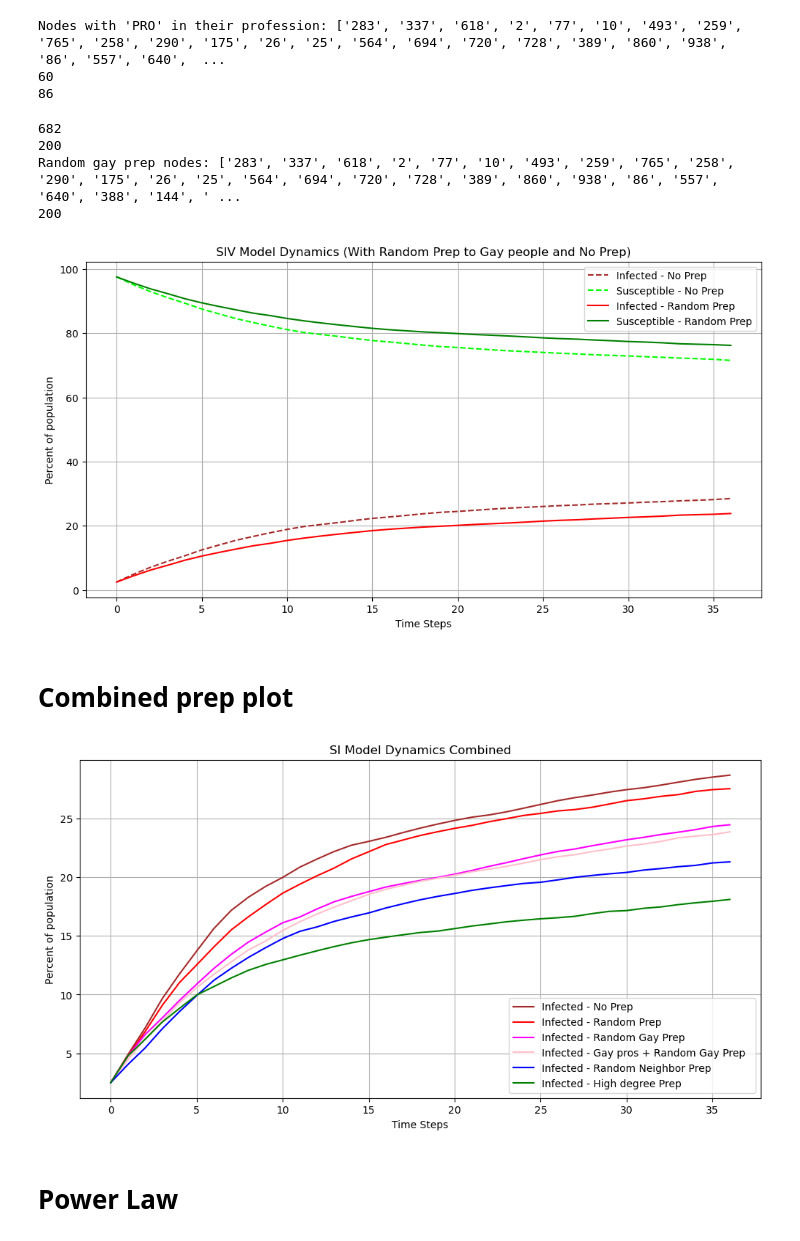
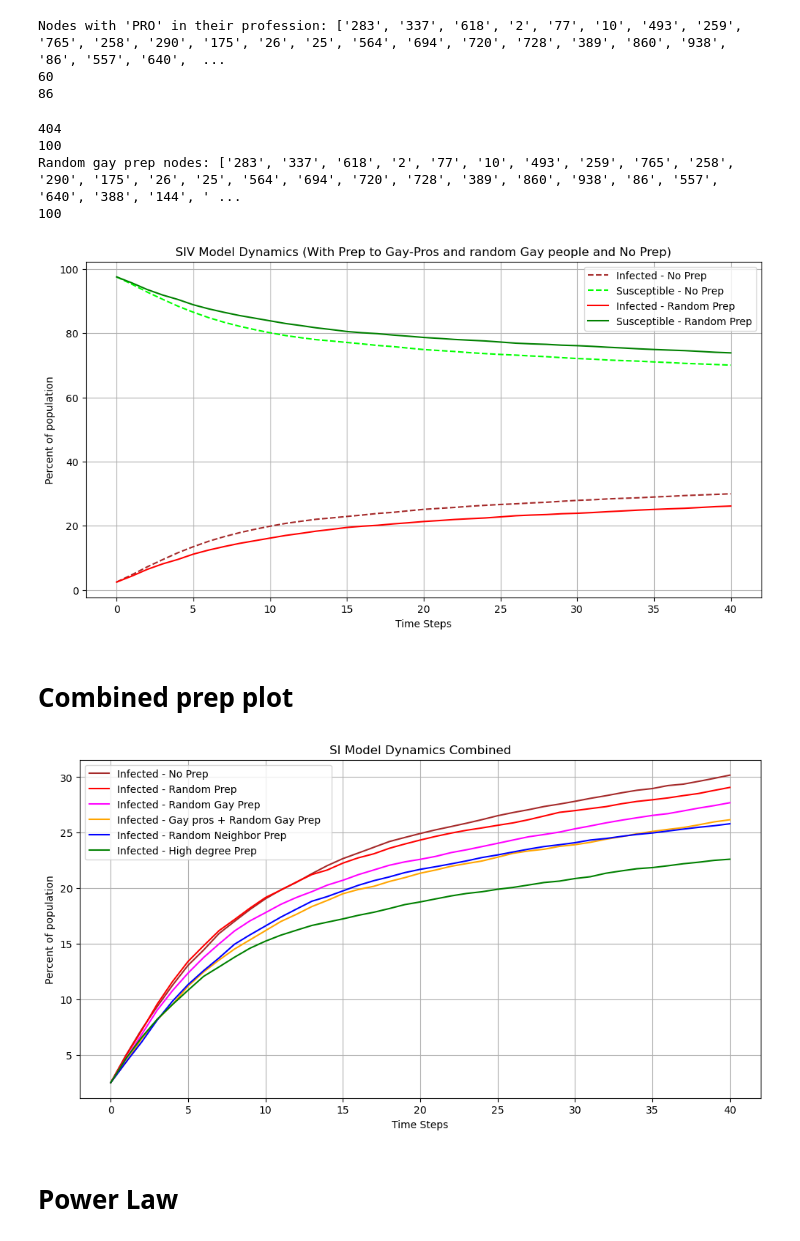
Before and after one commit to TretiakTS/NetworkAnalysisHIV, a Jupyter notebook: SI_models.ipynb, the cells around one changed output. Cells and saved outputs as stored; diff of their text form; code cells hidden in the pictures.

Commit message:
Final SI plots

```diff
--- a/SI_models.ipynb
+++ b/SI_models.ipynb
@@ -85,7 +86,7 @@ initial_infected_B = [
 ]
 
 # Parameters
-steps = 36
+steps = 40
 step_size = 30  # 1 month = 30 days
 
 # Run SI model for the base case
@@ -189,7 +190,7 @@ non_infected_node_degrees = {node: B.degree(node) for node in B.nodes() if node
 sorted_non_infected_node_degrees = sorted(non_infected_node_degrees.items(), key=lambda x: x[1], reverse=True)
 
 # top_N = int(len(non_infected_node_degrees)*0.01) # Adjust this value as needed
-top_N = 200
+top_N = 100
 print(top_N)
 
 
@@ -422,7 +423,7 @@ susceptible_counts_no_vax, infected_counts_no_vax = si_model_updated(B, initial_
 random.seed(42)  # Set the seed for reproducibility
 gay_people_without_hiv = []
 for node_id, attributes in B.nodes(data=True):
-    if attributes.get('HIV_status') != 'Positive' and attributes.get('Gay') == 1 and int(attributes.get('Age'))>=15 and int(attributes.get('Age'))<=35:
+    if attributes.get('HIV_status') != 'Positive' and attributes.get('Gay') == 1 and int(attributes.get('Age'))>=15 and int(attributes.get('Age'))<=50:
         gay_people_without_hiv.append(node_id)
 
 random_gay_prep_nodes = random.sample(gay_people_without_hiv, top_N)
@@ -538,7 +539,7 @@ gay_people_without_hiv = []
 
 # Append additional nodes based on the condition
 for node_id, attributes in B.nodes(data=True):
-    if attributes.get('HIV_status') != 'Positive' and attributes.get('Gay') == 1 :#and int(attributes.get('Age'))>=15 and int(attributes.get('Age'))<=55:
+    if attributes.get('HIV_status') != 'Positive' and attributes.get('Gay') == 1 and (int(attributes.get('Age'))>=15 and int(attributes.get('Age'))<=50) :#or int(attributes.get('Age'))>=35 and int(attributes.get('Age'))<=40 ):
         gay_people_without_hiv.append(node_id)
 
 # # Remove the GAY_PROS from gay_people_without_hiv (ensure it is a list)
@@ -601,16 +602,16 @@ plt.plot(
 
 plt.xlabel("Time Steps")
 plt.ylabel("Percent of population")
-plt.title("SIV Model Dynamics (With Random Prep to Gay people and No Prep)")
+plt.title("SIV Model Dynamics (With Prep to Gay-Pros and random Gay people and No Prep)")
 plt.legend()
 plt.grid()
 plt.show()
 # %% [output]
-682
-200
+404
+100
 Random gay prep nodes: ['283', '337', '618', '2', '77', '10', '493', '259', '765', '258', '290', '175', '26', '25', '564', '694', '720', '728', '389', '860', '938', '86', '557', '640', '388', '144', ' ...
-200
+100
-[figure, old version]
+[figure, new version]
 # %% [markdown]
 # Combined prep plot
 # %%
@@ -647,38 +648,38 @@ plt.plot(
     range(steps + 1),
     infected_counts_vax_random_progay,
     label="Infected - Gay pros + Random Gay Prep  ",
-    color="pink",
+    color="orange",
     linestyle="-",
 )
 
 plt.plot(
     range(steps + 1),
     infected_counts_vax_random_neighbor,
     label="Infected - Random Neighbor Prep",
     color="blue",
     linestyle="-",
 )
 
 plt.plot(
     range(steps + 1),
     infected_counts_vax_high_degree,
     label="Infected - High degree Prep",
     color="green",
     linestyle="-",
 )
 
 
 
 
 
 plt.xlabel("Time Steps")
 plt.ylabel("Percent of population")
 plt.title("SI Model Dynamics Combined")
 plt.legend()
 plt.grid()
 plt.show()
 # %% [output]
-[figure, old version]
+[figure, new version]
 # %% [markdown]
 # Power Law
 # %%
```
Also changed, not shown: parts of 7 cells of this notebook, 1 other file.
